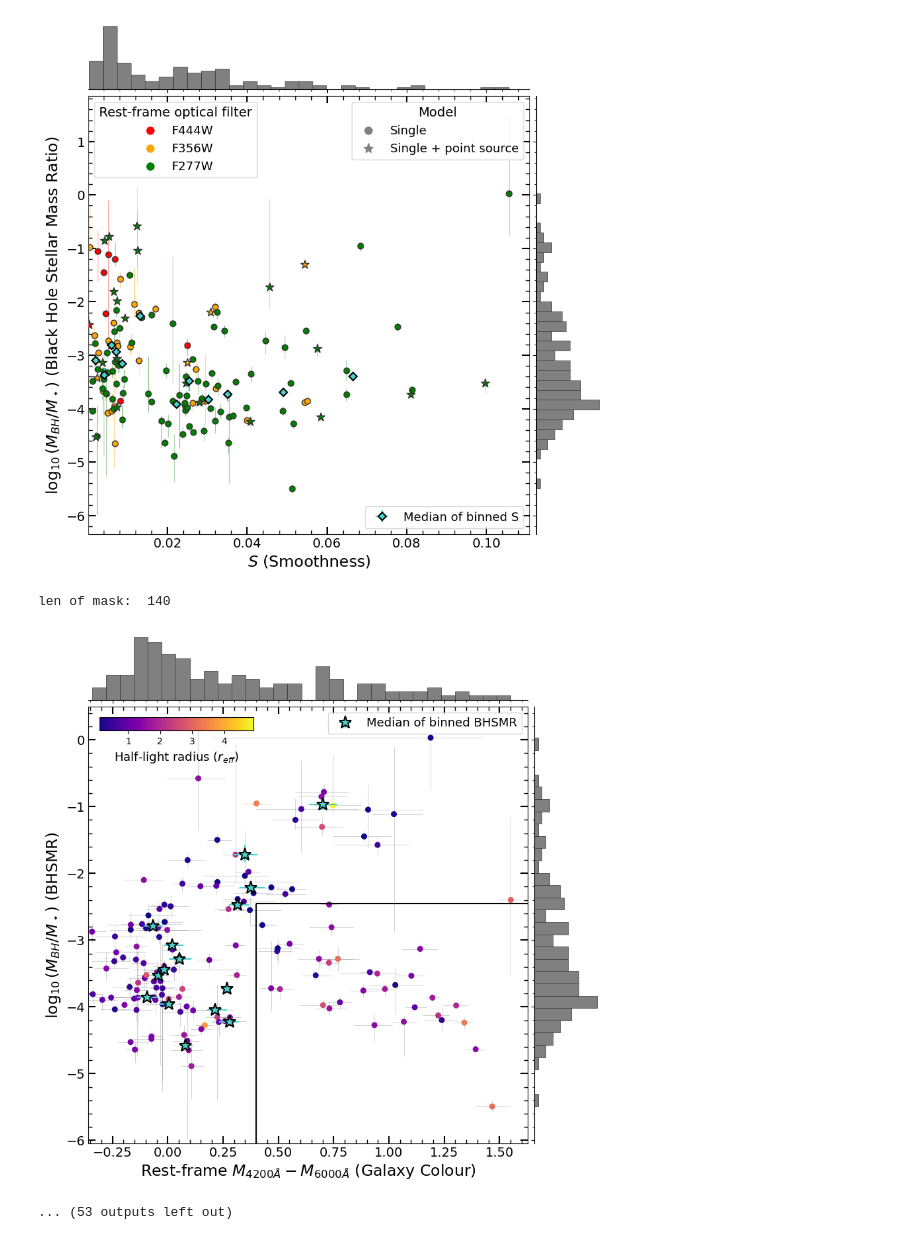
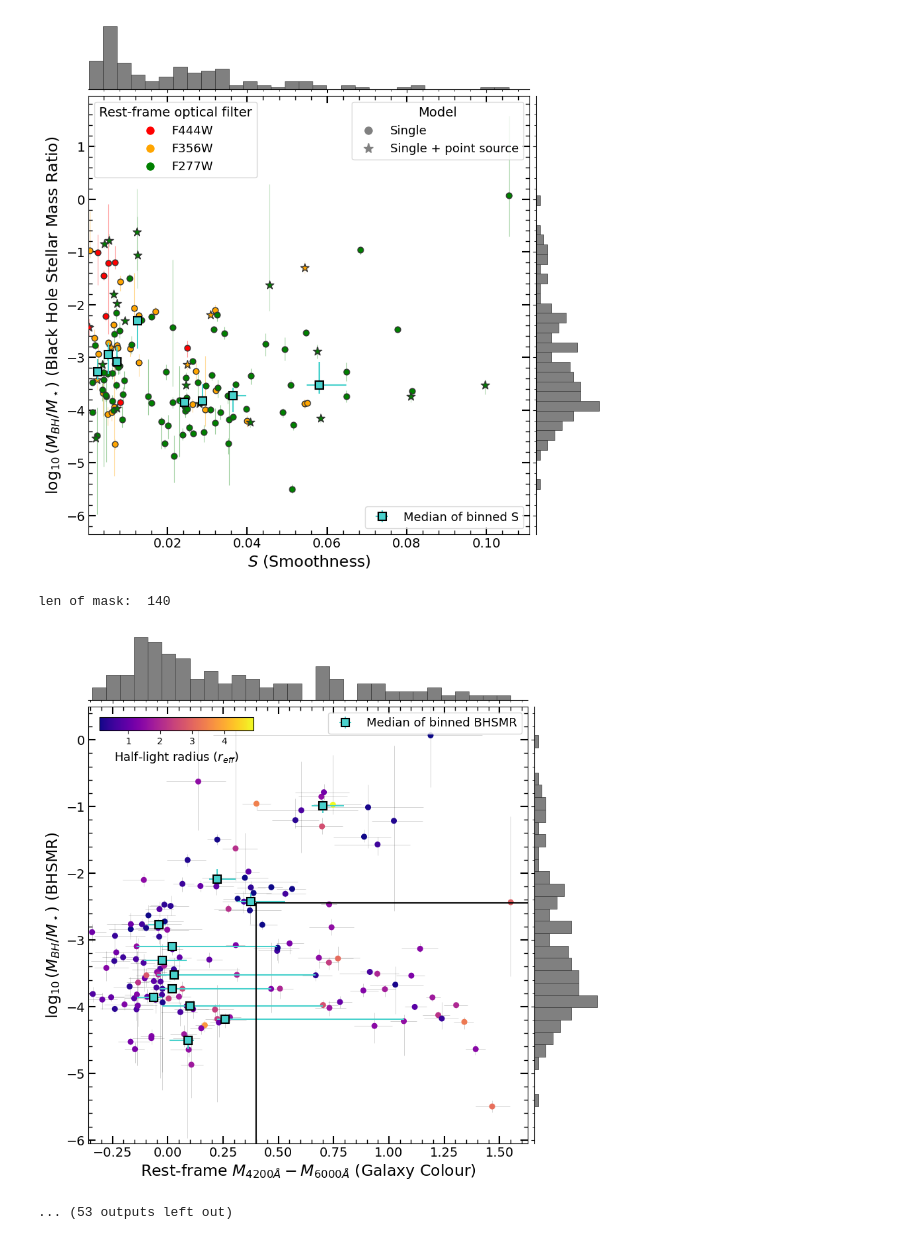
Before and after one commit to a-tg161/Summer_project, a Jupyter notebook: Jupyter_notebooks/More_plotting.ipynb, the cells around one changed output. Cells and saved outputs as stored; diff of their text form; code cells hidden in the pictures.

```diff
--- a/Jupyter_notebooks/More_plotting.ipynb
+++ b/Jupyter_notebooks/More_plotting.ipynb
@@ -2572,8 +2762,8 @@ def uv_slope_vs_colour(table, interesting_galaxy_ids):
     # Horizontal colour bar inside axes
     cax = inset_axes(
         ax,
-        width="50%",
-        height="10%",
+        width="40%",
+        height="4%",
         loc="upper left",
         borderpad=1.2,
     )
@@ -2636,6 +2826,9 @@ def uv_slope_vs_colour(table, interesting_galaxy_ids):
 
     plt.tight_layout()
     plt.show()
+
+    fig_path = os.path.join(FIG_DIR, "UV_slope_vs_colour.png")
+    fig.savefig(fig_path, dpi=300, bbox_inches="tight")
 # %%
 def select_filter_by_redshift(z):
     """
@@ -2716,7 +2909,7 @@ def log_A_vs_C(table, subset_galaxy_ids):
     ax.scatter(
         C_subset[noncompact_mask],
         log_A_subset[noncompact_mask],
-        marker='s',
+        marker='o',
         color='red',
         edgecolors='black',
         linewidths=0.8,
@@ -2747,9 +2940,9 @@ def log_A_vs_C(table, subset_galaxy_ids):
 
     ax.text(
         np.nanmin(C),
-        np.log10(0.35) + 0.03,
+        np.log10(0.35) + 0.18,
         "Merger threshold",
-        fontsize=13,
+        fontsize=15,
     )
 
     ax.set_xlim(np.nanmin(C) * 0.98, np.nanmax(C) * 1.02)
@@ -2787,6 +2980,9 @@ def log_A_vs_C(table, subset_galaxy_ids):
 
     plt.show()
 
+    fig_path = os.path.join(FIG_DIR, "logA_vs_C.png")
+    fig.savefig(fig_path, dpi=300, bbox_inches="tight")
+
     merger_ids = subset_galaxy_ids[A_subset > 0.35]
 
     return merger_ids
@@ -2840,7 +3036,7 @@ def gini_vs_M20(table, subset_galaxy_ids):
         M20[background_mask],
         G[background_mask],
         marker='o',
-        color='0.5',
+        color='dodgerblue',
         s=30,
         label='Other galaxies',
         zorder=1,
@@ -2850,8 +3046,8 @@ def gini_vs_M20(table, subset_galaxy_ids):
     ax.scatter(
         M20_subset[noncompact_mask],
         G_subset[noncompact_mask],
-        marker='s',
-        color='dodgerblue',
+        marker='o',
+        color='red',
         edgecolors='black',
         linewidths=0.8,
         s=50,
@@ -2886,9 +3082,10 @@ def gini_vs_M20(table, subset_galaxy_ids):
     (x1, y1) = ax.transData.transform((x_line[0], y_line[0]))
     (x2, y2) = ax.transData.transform((x_line[-1], y_line[-1]))
     angle = np.degrees(np.arctan2(y2-y1, x2-x1))
+    angle = 0 # Because wouldnt work!!!!!!
 
     x_text = xmin + 0.25*(xmax-xmin)
-    y_text = -0.14*x_text + 0.33
+    y_text = -0.14*x_text + 0.41
 
     ax.text(
         x_text,
@@ -2898,7 +3095,7 @@ def gini_vs_M20(table, subset_galaxy_ids):
         rotation_mode="anchor",
         ha="center",
         va="bottom",
-        fontsize=13,
+        fontsize=15,
         bbox=dict(facecolor="white", edgecolor="none", alpha=0.8),
     )
 
@@ -2940,6 +3137,9 @@ def gini_vs_M20(table, subset_galaxy_ids):
 
     plt.show()
 
+    fig_path = os.path.join(FIG_DIR, "Gini_vs_M20.png")
+    fig.savefig(fig_path, dpi=300, bbox_inches="tight")
+
     merger_ids = subset_galaxy_ids[G_subset > -0.14 * M20_subset + 0.33]
 
     return merger_ids
@@ -3003,8 +3203,8 @@ def plot_against_z(z, y, y_lower_err, y_upper_err, plot_colours, mask, y_label,
     plot_binned_medians(
             ax, x=z, y=y,
             x_upper_err=None, x_lower_err=None, y_upper_err=y_upper_err, y_lower_err=y_lower_err,
-            bins=15, bin_axis="x", bin_axis_name="Redshift", min_count=1, min_points_per_bin=5,
-            marker="*", markersize=14, markeredgecolor="black",
+            bins=12, bin_axis="x", bin_axis_name="Redshift", min_count=1, min_points_per_bin=5,
+            marker="s", markersize=9, markeredgecolor="black",
             markeredgewidth=1.5, color="mediumturquoise"
         )
 
@@ -3020,6 +3220,10 @@ def plot_against_z(z, y, y_lower_err, y_upper_err, plot_colours, mask, y_label,
     display(Math(rf" \text{{Gradient}} = ({grad}^{{+{grad_upper_err}}}_{{-{grad_lower_err}}})"))
     display(Math(rf" \text{{Intercept}} = ({inter}^{{+{inter_upper_err}}}_{{-{inter_lower_err}}})"))
 
+    safe_label = re.sub(r'[^A-Za-z0-9_-]', '', y_label.replace('$', ''))
+    fig_path = os.path.join(FIG_DIR, f"{safe_label}_vs_z.png")
+    fig.savefig(fig_path, dpi=300, bbox_inches="tight")
+
     return ax, grad, grad_upper_err, grad_lower_err, inter, inter_upper_err, inter_lower_err
 # %%
 def time_evolution_SED_data(table):
@@ -3216,6 +3420,8 @@ if __name__ == "__main__":
                 morphology_tab,
                 keys=["SURVEY_ID", "REDSHIFT"]
     )
+    table_path = os.path.join("/nvme/scratch/work/alberttg/Summer_project/Important_tables", "morphology_and_galaxy_table.csv")
+    morphology_and_galaxy_table.write(table_path, format="csv", overwrite=True)
 
     print("For BIC filtered table: ")
 
@@ -3310,7 +3516,7 @@ For BIC filtered table:
 140
 140
 140
-[figure, old version]
+[figure, new version]
 len of mask:  140
-[figure, old version]
+[figure, new version]
 ... (53 outputs left out)
```
Also changed, not shown: parts of 12 cells of this notebook, 29 other files.
